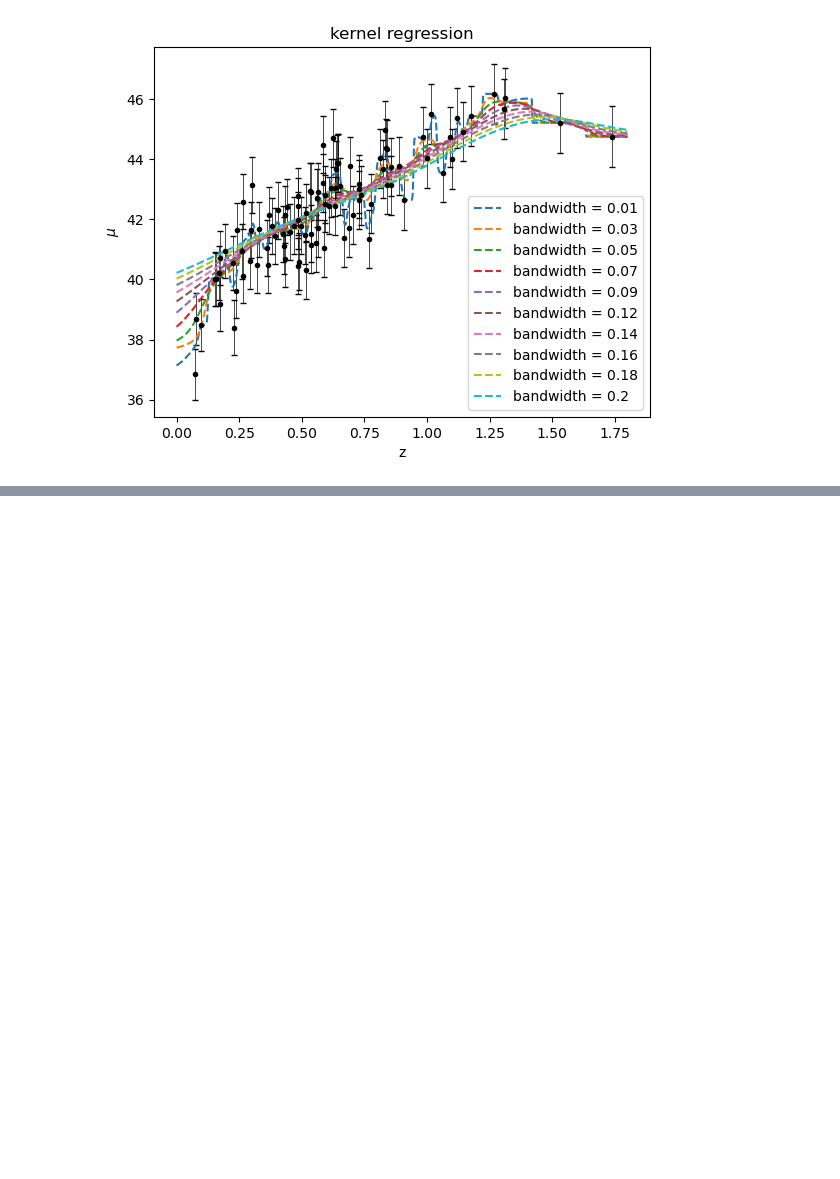
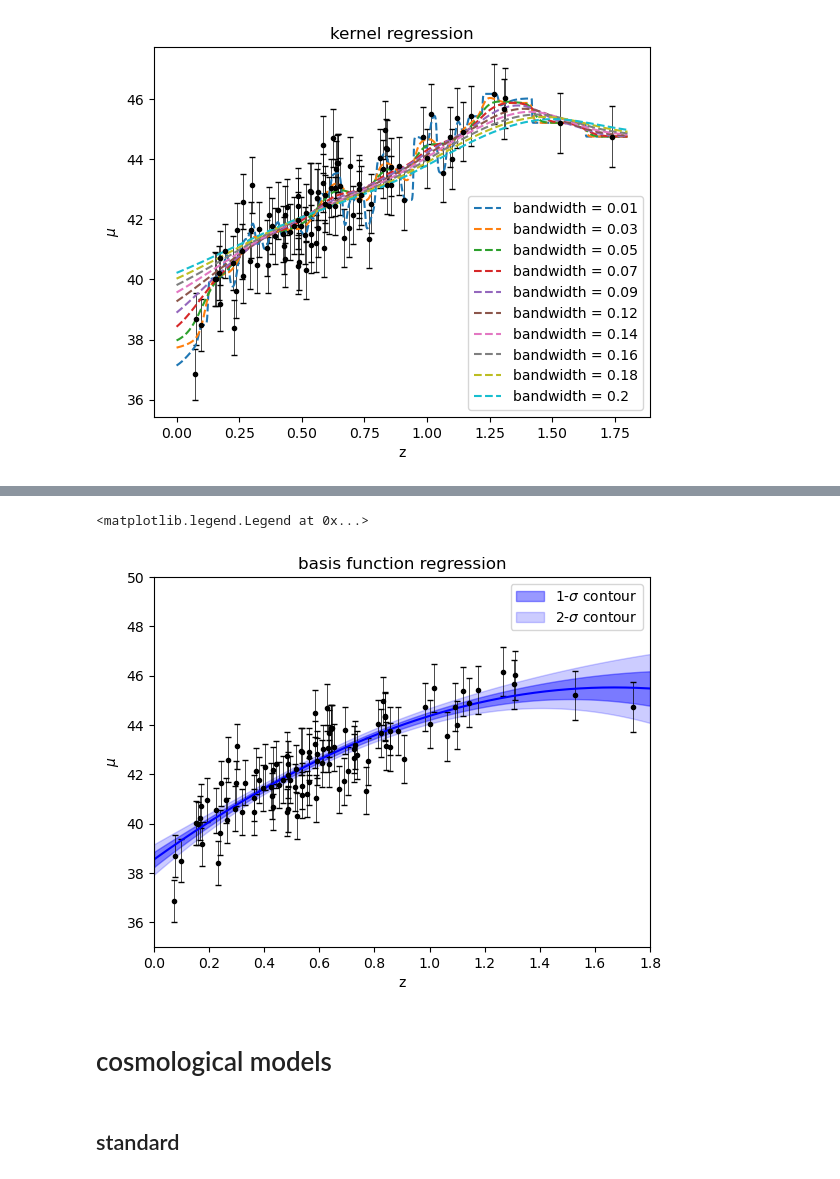
Before and after one commit to Giulia7T/ilovegit, a Jupyter notebook: 17_18_Supernovae.ipynb, the cells around one changed output, grey strips where cells are left out. Saved outputs shown, nothing was run; the diff lists cells and outputs as text; code cells hidden in the pictures; blank space fills up the shorter version.

```diff
--- a/17_18_Supernovae.ipynb
+++ b/17_18_Supernovae.ipynb
@@ -275,0 +390,24 @@ Text(0.5, 1.0, 'Nadaraya-Watson')
+# %%
+GPR = GaussianProcessRegressor(kernel=best_ker, alpha=dmu**2, random_state=0)
+GPR.fit(X, y)
+mu_gpr, mu_err = GPR.predict(x[:, np.newaxis], return_std=True)
+
+plt.errorbar(z, mu, dmu, fmt=".k", linewidth=0.5, capsize=2)
+plt.xlabel("z")
+plt.ylabel("$\\mu$")
+plt.title("basis function regression")
+
+plt.plot(x, mu_gpr, "-b")
+plt.fill_between(x, mu_gpr-mu_err, mu_gpr+mu_err, alpha=0.4, color="b", label="1-$\\sigma$ contour")
+plt.fill_between(x, mu_gpr-2*mu_err, mu_gpr+2*mu_err, alpha=0.2, color="b", label="2-$\\sigma$ contour")
+
+plt.xlim(0, 1.8)
+plt.ylim(35, 50)
+plt.legend()
+# %% [output]
+<matplotlib.legend.Legend at 0x...>
+[figure, added]
+# %% [markdown]
+# cosmological models
+# %% [markdown]
+## standard
```
Also changed, not shown: parts of 37 cells of this notebook, 1 other file.
